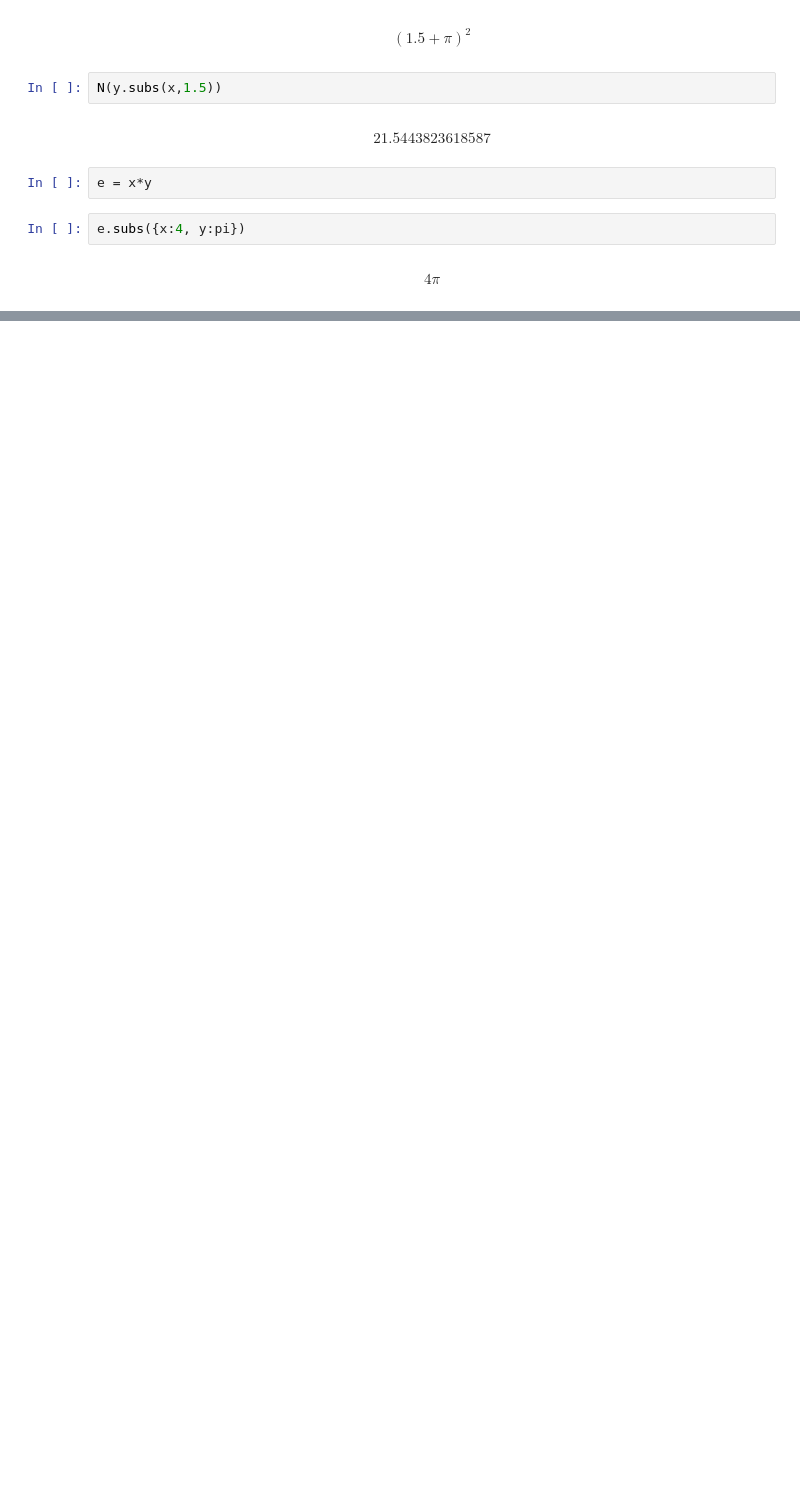
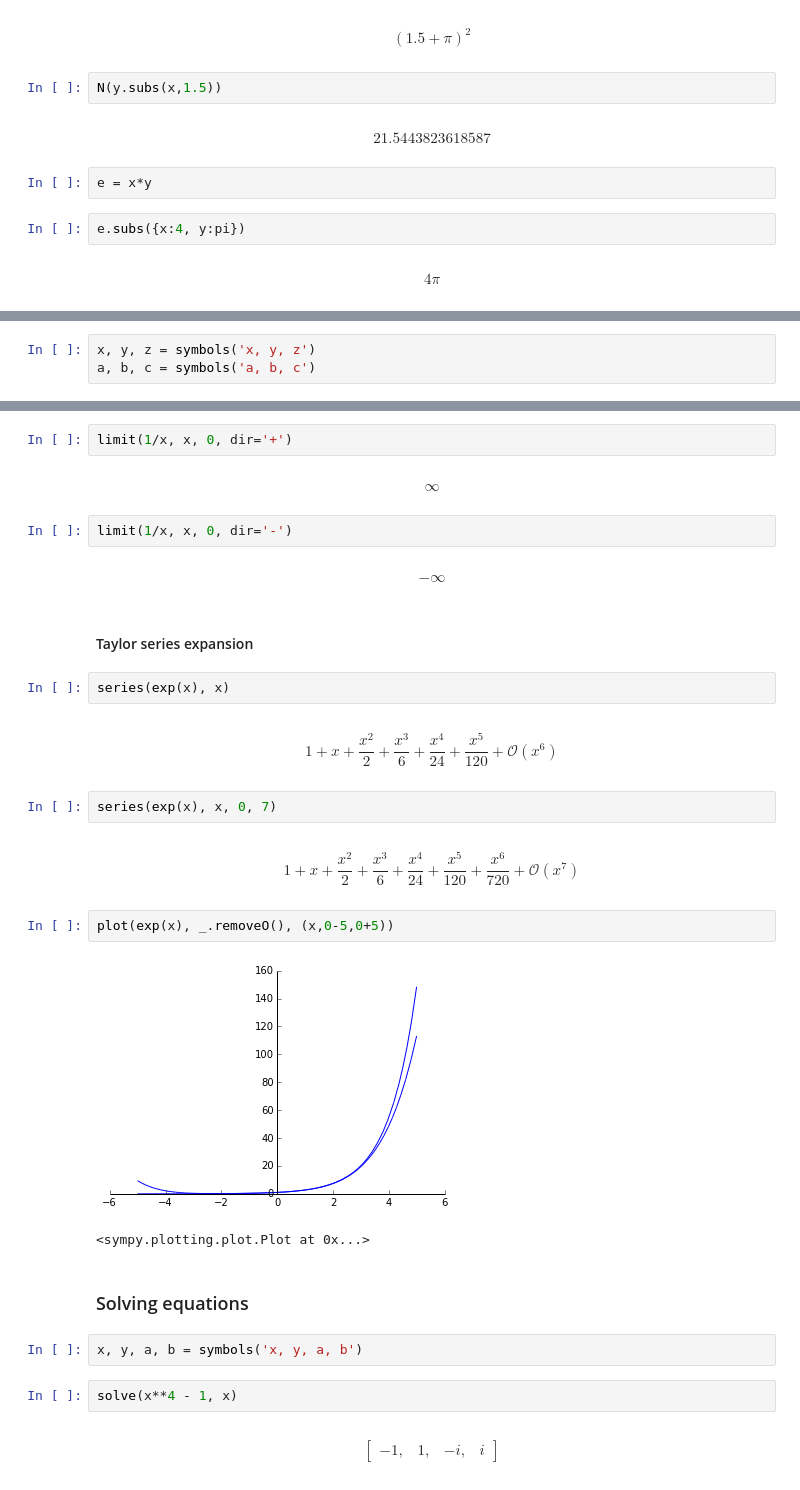
Before and after one commit to mnaworsk/PHYS202-S14, a Jupyter notebook: SciPy/Sympy.ipynb, the cells around one changed output, grey strips where cells are left out. Saved outputs shown, nothing was run; the diff lists cells and outputs as text; blank space fills up the shorter version.

```diff
--- a/SciPy/Sympy.ipynb
+++ b/SciPy/Sympy.ipynb
@@ -148,0 +233,3 @@ $$4 \pi$$
+# %%
+x, y, z = symbols('x, y, z')
+a, b, c = symbols('a, b, c')
@@ -148,0 +391,31 @@ $$4 \pi$$
+# %%
+limit(1/x, x, 0, dir='+')
+# %% [output]
+$$\infty$$
+# %%
+limit(1/x, x, 0, dir='-')
+# %% [output]
+$$-\infty$$
+# %% [markdown]
+#### Taylor series expansion
+# %%
+series(exp(x), x)
+# %% [output]
+$$1 + x + \frac{x^{2}}{2} + \frac{x^{3}}{6} + \frac{x^{4}}{24} + \frac{x^{5}}{120} + \mathcal{O}\left(x^{6}\right)$$
+# %%
+series(exp(x), x, 0, 7)
+# %% [output]
+$$1 + x + \frac{x^{2}}{2} + \frac{x^{3}}{6} + \frac{x^{4}}{24} + \frac{x^{5}}{120} + \frac{x^{6}}{720} + \mathcal{O}\left(x^{7}\right)$$
+# %%
+plot(exp(x), _.removeO(), (x,0-5,0+5))
+# %% [output]
+[figure, added]
+<sympy.plotting.plot.Plot at 0x...>
+# %% [markdown]
+### Solving equations
+# %%
+x, y, a, b = symbols('x, y, a, b')
+# %%
+solve(x**4 - 1, x)
+# %% [output]
+$$\begin{bmatrix}-1, & 1, & - i, & i\end{bmatrix}$$
```
Also changed, not shown: parts of 80 cells of this notebook, 1 other file.
